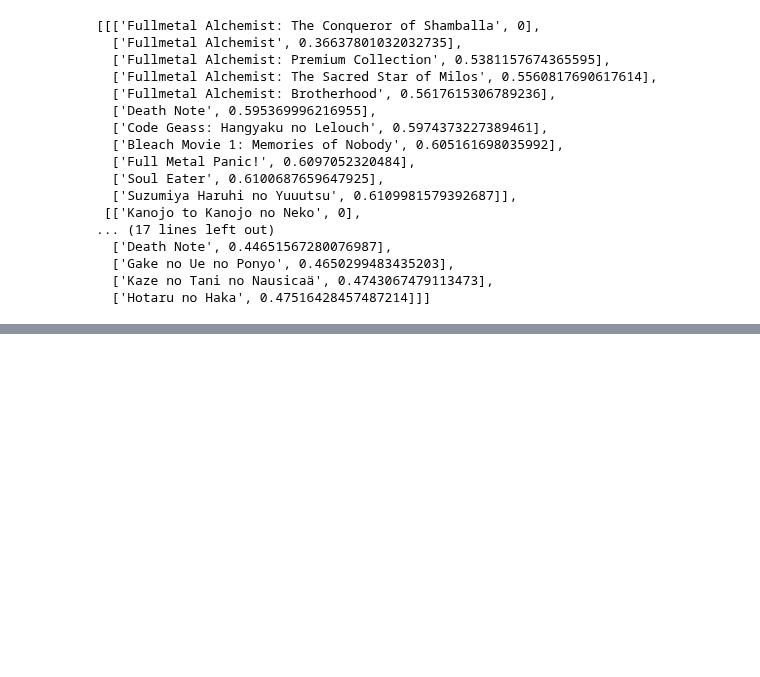
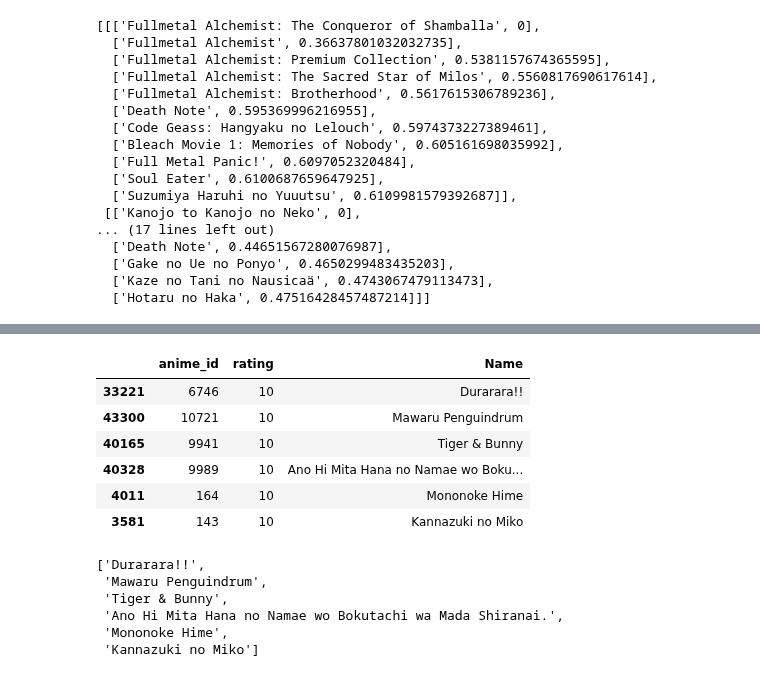
Before and after one commit to mijkami/Anime_Map, a Jupyter notebook: notebooks/Test after knn on full dataset from google.ipynb, the cells around one changed output, grey strips where cells are left out. Cells and saved outputs as stored; diff of their text form; code cells hidden in the pictures; blank space fills up the shorter version.

```diff
--- a/notebooks/Test after knn on full dataset from google.ipynb
+++ b/notebooks/Test after knn on full dataset from google.ipynb
@@ -455,0 +566,10 @@ efficacity = 100.0%
+# %%
+users_6.iloc[0:6]
+# %% [output]
+|  | anime_id | rating | Name |
+| 33221 | 6746 | 10 | Durarara!! |
+| 43300 | 10721 | 10 | Mawaru Penguindrum |
+| 40165 | 9941 | 10 | Tiger & Bunny |
+| 40328 | 9989 | 10 | Ano Hi Mita Hana no Namae wo Boku... |
+| 4011 | 164 | 10 | Mononoke Hime |
+| 3581 | 143 | 10 | Kannazuki no Miko |
@@ -455,0 +580,9 @@ efficacity = 100.0%
+# %%
+list_anime
+# %% [output]
+['Durarara!!',
+ 'Mawaru Penguindrum',
+ 'Tiger & Bunny',
+ 'Ano Hi Mita Hana no Namae wo Bokutachi wa Mada Shiranai.',
+ 'Mononoke Hime',
+ 'Kannazuki no Miko']
```
Also changed, not shown: parts of 45 cells of this notebook.
